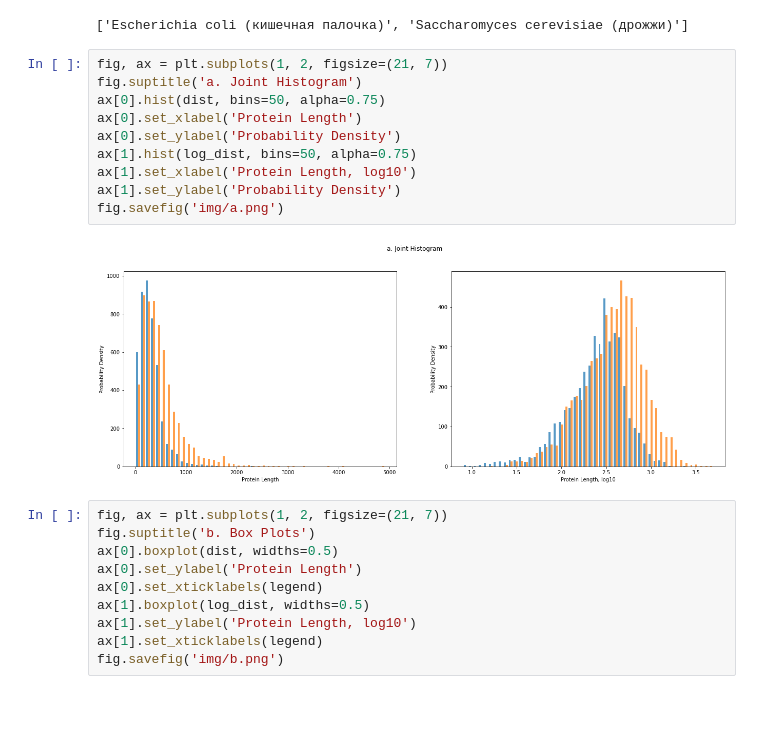
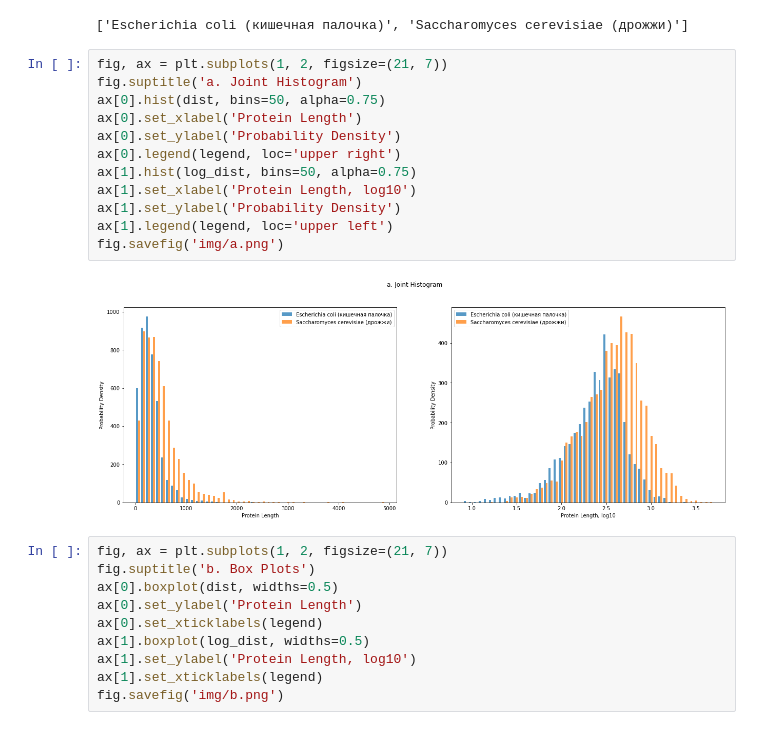
Before and after one commit to pandov/ApplStat_HW, a Jupyter notebook: notebook.ipynb, the cells around one changed output. Saved outputs shown, nothing was run; the diff lists cells and outputs as text.

```diff
--- a/notebook.ipynb
+++ b/notebook.ipynb
@@ -83,15 +83,17 @@ legend
 # %%
 fig, ax = plt.subplots(1, 2, figsize=(21, 7))
 fig.suptitle('a. Joint Histogram')
 ax[0].hist(dist, bins=50, alpha=0.75)
 ax[0].set_xlabel('Protein Length')
 ax[0].set_ylabel('Probability Density')
+ax[0].legend(legend, loc='upper right')
 ax[1].hist(log_dist, bins=50, alpha=0.75)
 ax[1].set_xlabel('Protein Length, log10')
 ax[1].set_ylabel('Probability Density')
+ax[1].legend(legend, loc='upper left')
 fig.savefig('img/a.png')
 # %% [output]
-[figure, old version]
+[figure, new version]
 # %%
 fig, ax = plt.subplots(1, 2, figsize=(21, 7))
 fig.suptitle('b. Box Plots')
```
Also changed, not shown: parts of 1 cell of this notebook, 2 other files.
